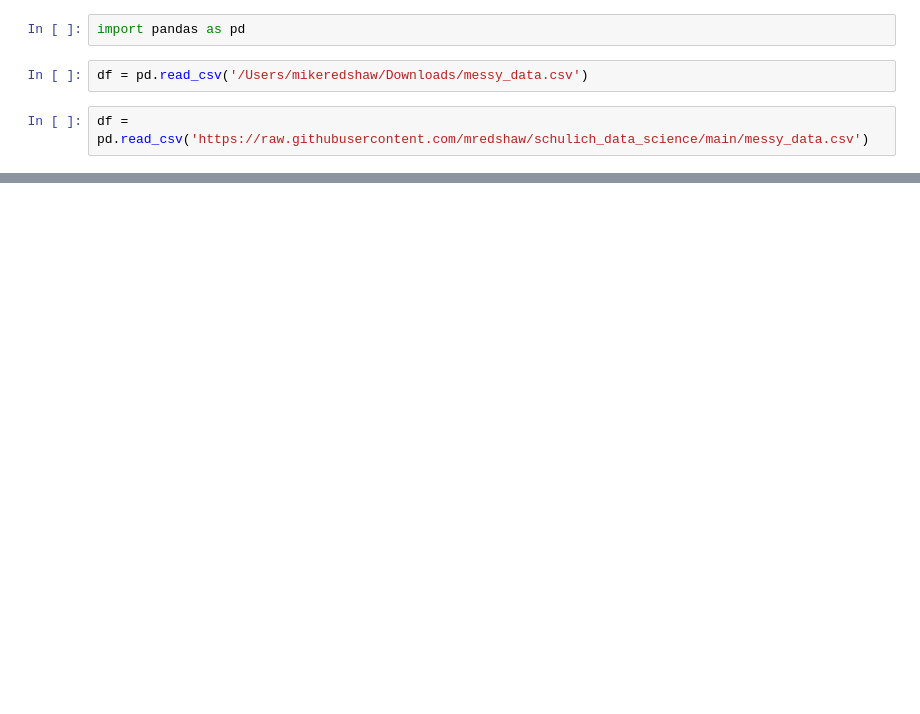
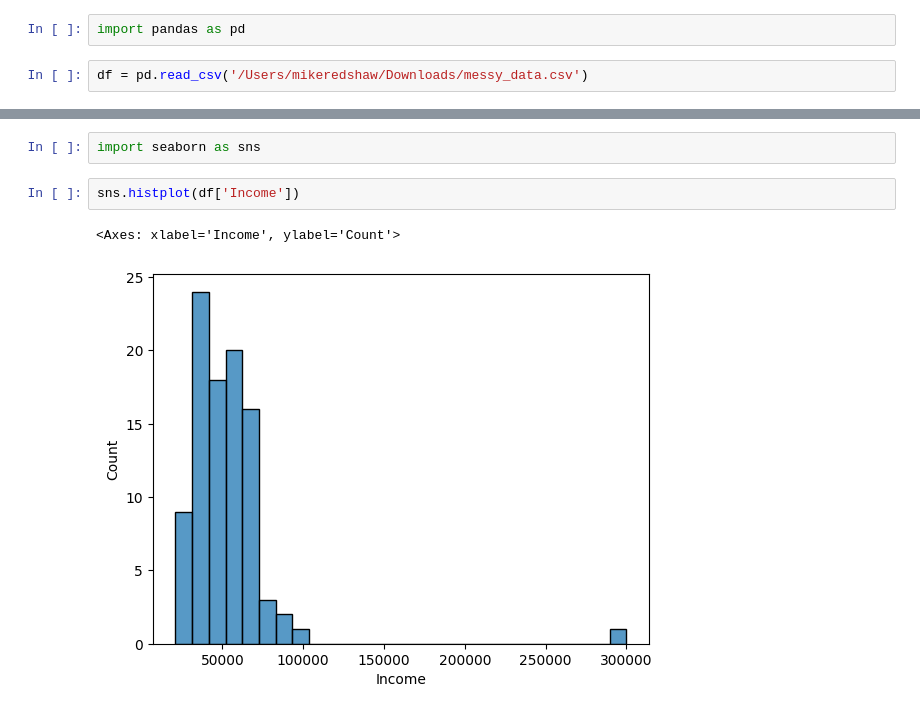
Before and after one commit to mredshaw/schulich_data_science, a Jupyter notebook: class2_may17.ipynb, the cells around one changed output, grey strips where cells are left out. Drawn from its saved outputs; the diff is of its cells as text; blank space fills up the shorter version.

```diff
--- a/class2_may17.ipynb
+++ b/class2_may17.ipynb
@@ -2,5 +2,3 @@
 import pandas as pd
 # %%
 df = pd.read_csv('/Users/mikeredshaw/Downloads/messy_data.csv')
-# %%
-df = pd.read_csv('https://raw.githubusercontent.com/mredshaw/schulich_data_science/main/messy_data.csv')
@@ -8,0 +55,7 @@ URLError: <urlopen error [SSL: CERTIFICATE_VERIFY_FAILED] certificate verify fai
+# %%
+import seaborn as sns
+# %%
+sns.histplot(df['Income'])
+# %% [output]
+<Axes: xlabel='Income', ylabel='Count'>
+[figure, added]
```
Also changed, not shown: parts of 19 cells of this notebook, 1 other file.
